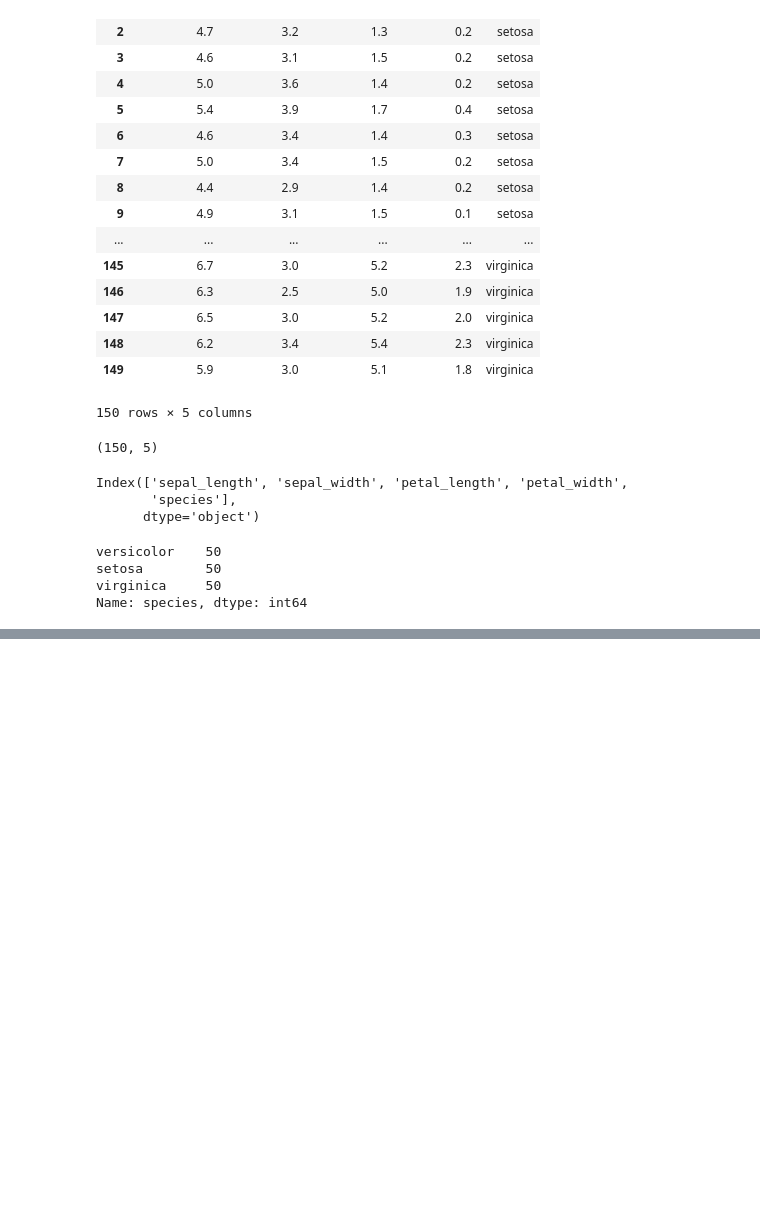
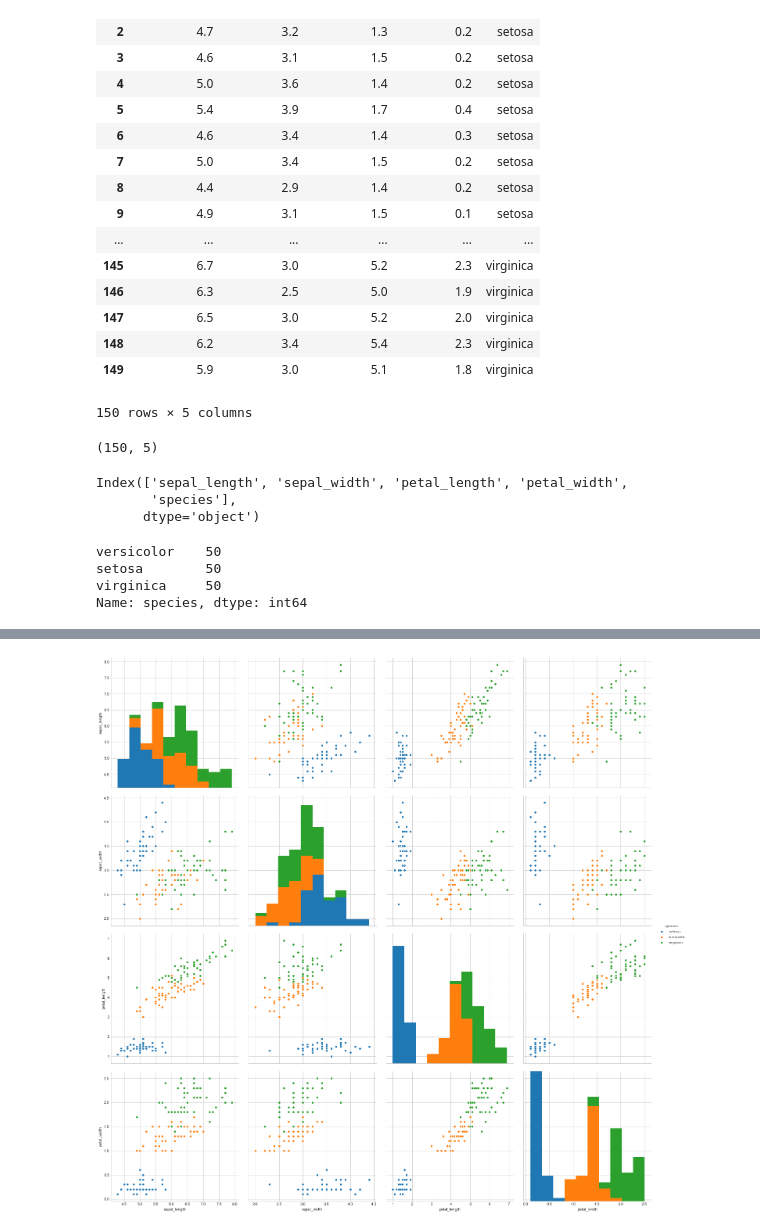
Before and after one commit to SKumarMN/MLPractice, a Jupyter notebook: Iris.ipynb, the cells around one changed output, grey strips where cells are left out. Saved outputs shown, nothing was run; the diff lists cells and outputs as text; code cells hidden in the pictures; blank space fills up the shorter version.

```diff
--- a/Iris.ipynb
+++ b/Iris.ipynb
@@ -59,0 +61,7 @@ plt.show()
+# %%
+#pair plot
+sns.set_style('whitegrid')
+sns.pairplot(df,hue='species',size=5)
+plt.show()
+# %% [output]
+[figure, added]
```
Also changed, not shown: parts of 4 cells of this notebook, 1 other file.
